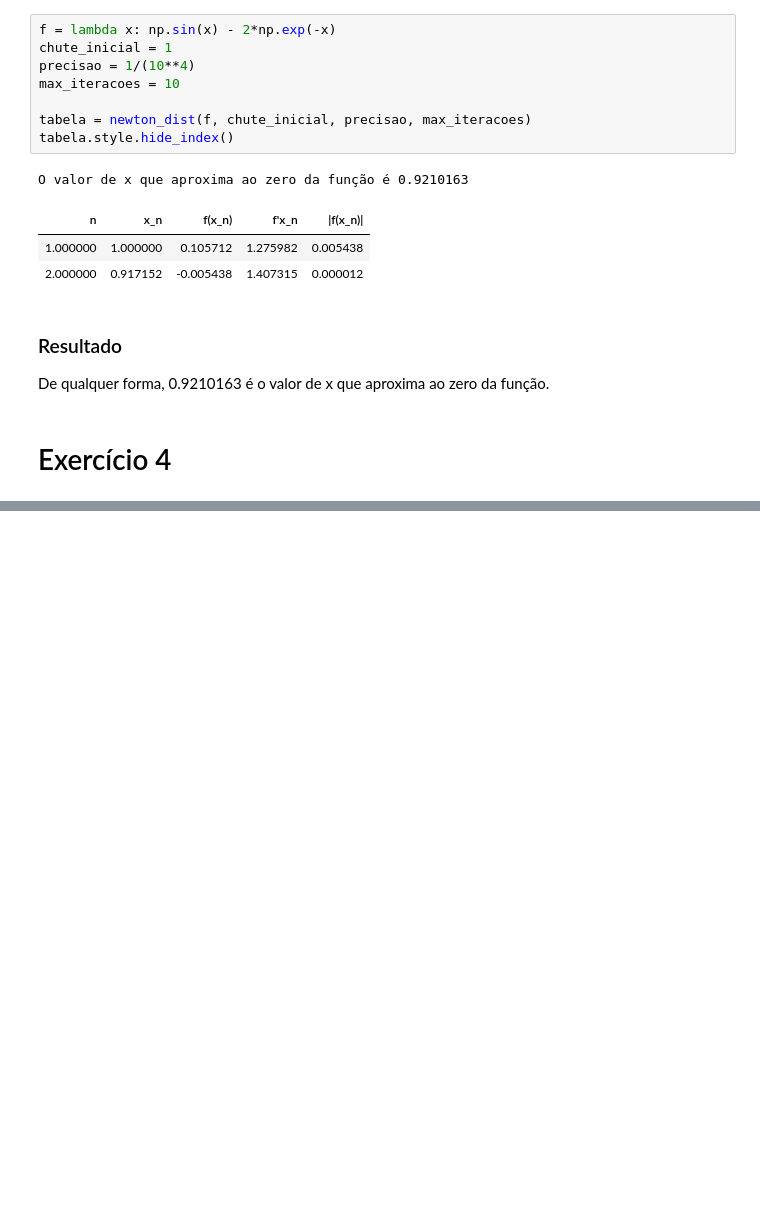
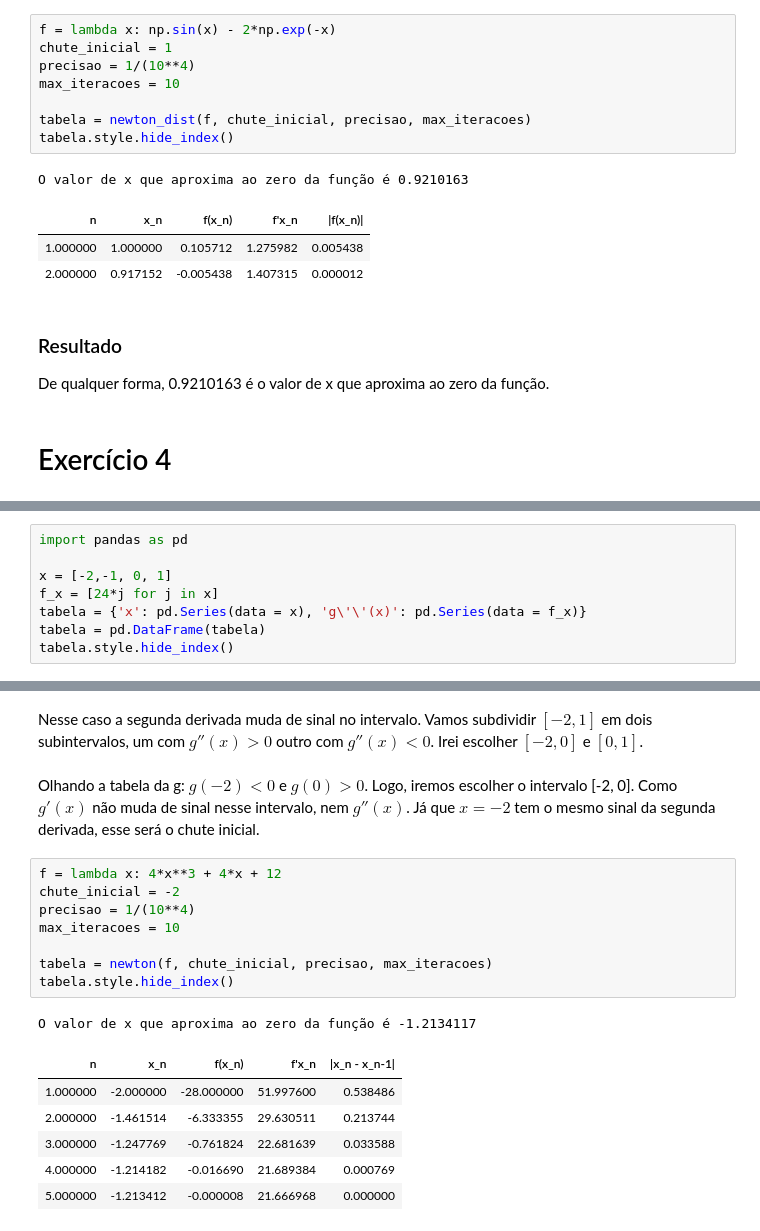
Before and after one commit to edumangabeira/AulasENCE, a Jupyter notebook: Lista1_Parte2_Calc3.ipynb, the cells around one changed output, grey strips where cells are left out. Drawn from its saved outputs; the diff is of its cells as text; blank space fills up the shorter version.

```diff
--- a/Lista1_Parte2_Calc3.ipynb
+++ b/Lista1_Parte2_Calc3.ipynb
@@ -425,0 +491,8 @@ De qualquer forma, 0.9210163 é o valor de x que aproxima ao zero da função.
+# %%
+import pandas as pd
+
+x = [-2,-1, 0, 1]
+f_x = [24*j for j in x]
+tabela = {'x': pd.Series(data = x), 'g\'\'(x)': pd.Series(data = f_x)}
+tabela = pd.DataFrame(tabela)
+tabela.style.hide_index()
@@ -425,0 +505,20 @@ De qualquer forma, 0.9210163 é o valor de x que aproxima ao zero da função.
+# %% [markdown]
+Nesse caso a segunda derivada muda de sinal no intervalo. Vamos subdividir $[-2,1]$ em dois subintervalos, um com $g''(x) > 0$  outro com $g''(x) < 0$. Irei escolher $[-2, 0]$ e $[0,1]$.
+# %% [markdown]
+Olhando a tabela da g: $g(-2) < 0$ e $g(0) > 0$. Logo, iremos escolher o intervalo [-2, 0]. Como $g'(x)$ não muda de sinal nesse intervalo, nem $g''(x)$. Já que $x=-2$ tem o mesmo sinal da segunda derivada, esse será o chute inicial.
+# %%
+f = lambda x: 4*x**3 + 4*x + 12
+chute_inicial = -2
+precisao = 1/(10**4)
+max_iteracoes = 10
+
+tabela = newton(f, chute_inicial, precisao, max_iteracoes)
+tabela.style.hide_index()
+# %% [output]
+O valor de x que aproxima ao zero da função é -1.2134117
+| n | x_n | f(x_n) | f'x_n | |x_n - x_n-1| |
+| 1.000000 | -2.000000 | -28.000000 | 51.997600 | 0.538486 |
+| 2.000000 | -1.461514 | -6.333355 | 29.630511 | 0.213744 |
+| 3.000000 | -1.247769 | -0.761824 | 22.681639 | 0.033588 |
+| 4.000000 | -1.214182 | -0.016690 | 21.689384 | 0.000769 |
+| 5.000000 | -1.213412 | -0.000008 | 21.666968 | 0.000000 |
```
Also changed, not shown: parts of 18 cells of this notebook.
